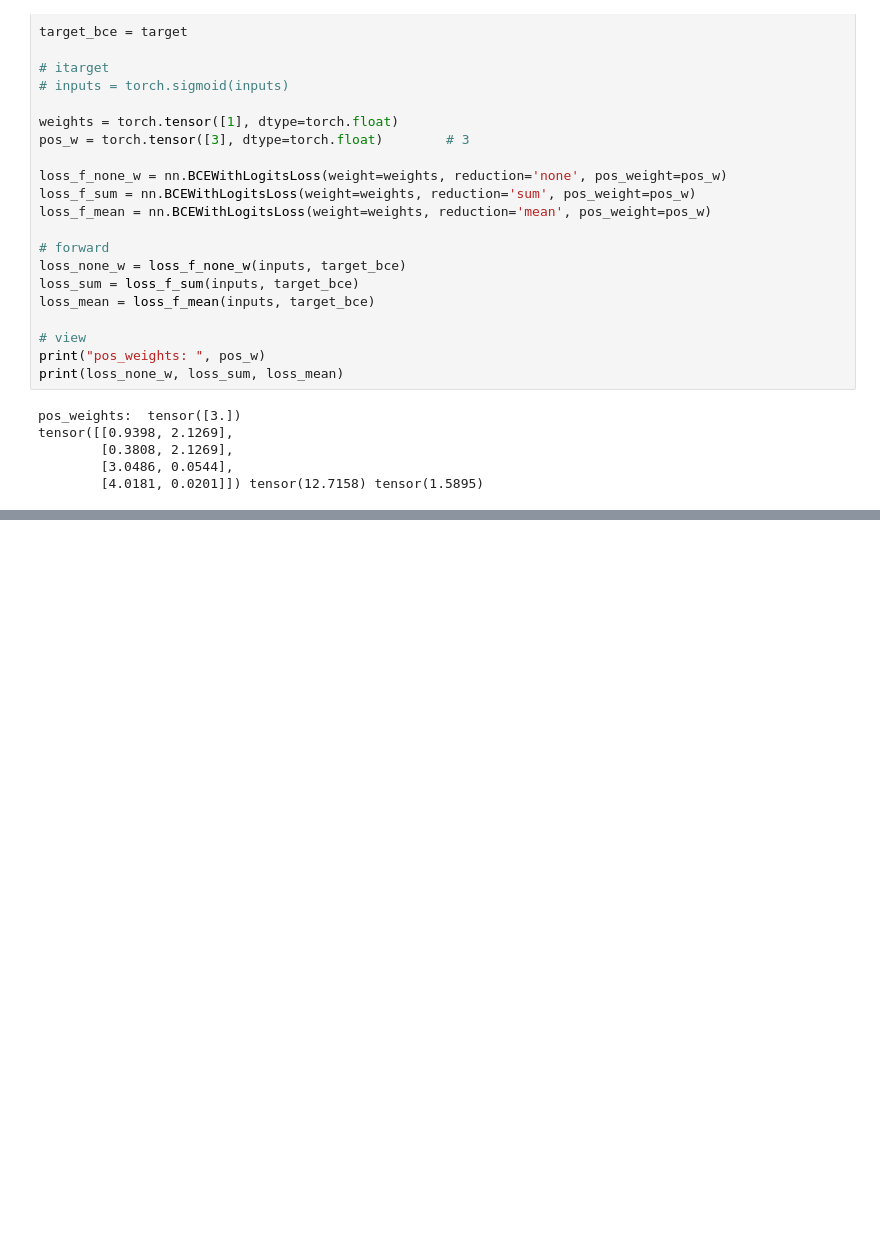
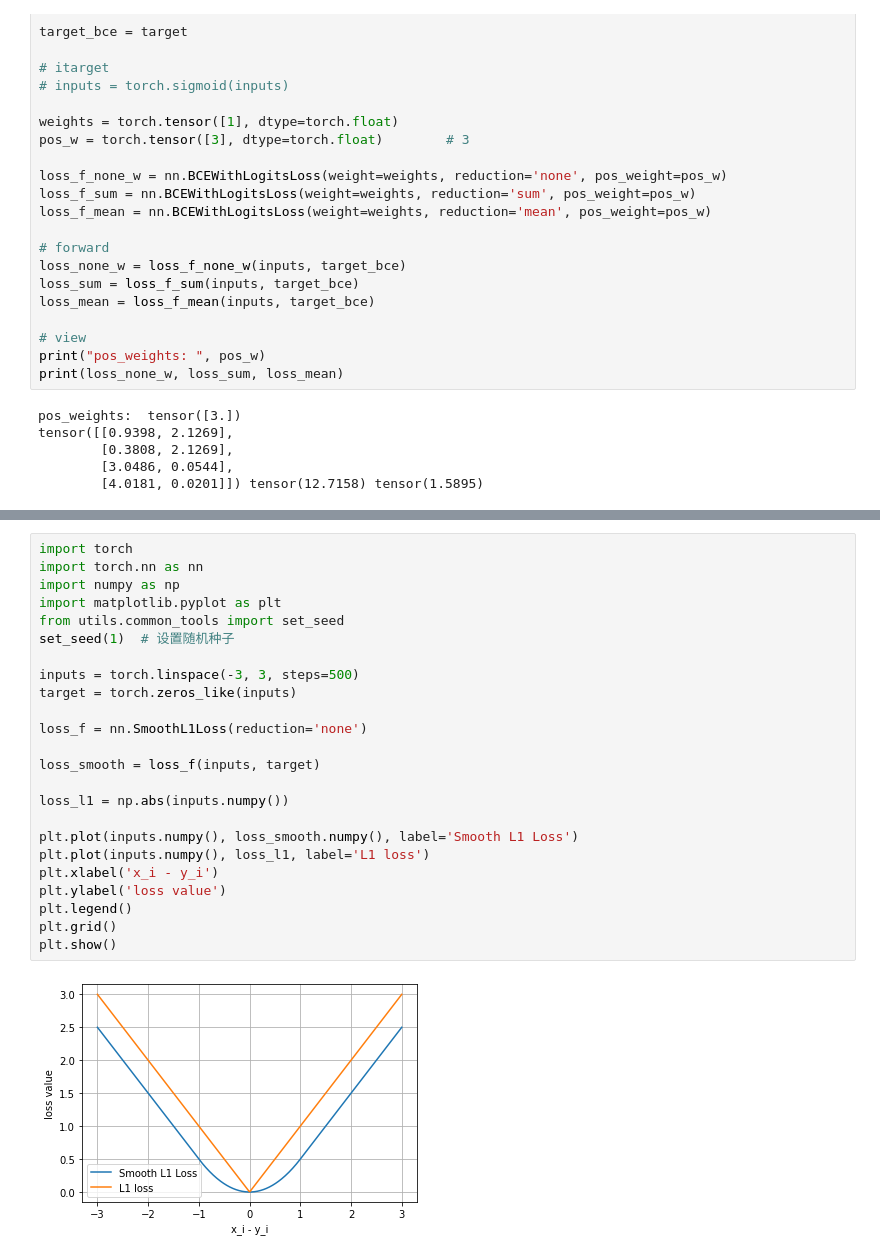
Before and after one commit to shiqi-lu/Learn-AI, a Jupyter notebook: pytorch_deepshare/week4.ipynb, the cells around one changed output, grey strips where cells are left out. Drawn from its saved outputs; the diff is of its cells as text; blank space fills up the shorter version.

```diff
--- a/pytorch_deepshare/week4.ipynb
+++ b/pytorch_deepshare/week4.ipynb
@@ -965,0 +1020,26 @@ tensor([[0.9398, 2.1269],
+# %%
+import torch
+import torch.nn as nn
+import numpy as np
+import matplotlib.pyplot as plt
+from utils.common_tools import set_seed
+set_seed(1)  # 设置随机种子
+
+inputs = torch.linspace(-3, 3, steps=500)
+target = torch.zeros_like(inputs)
+
+loss_f = nn.SmoothL1Loss(reduction='none')
+
+loss_smooth = loss_f(inputs, target)
+
+loss_l1 = np.abs(inputs.numpy())
+
+plt.plot(inputs.numpy(), loss_smooth.numpy(), label='Smooth L1 Loss')
+plt.plot(inputs.numpy(), loss_l1, label='L1 loss')
+plt.xlabel('x_i - y_i')
+plt.ylabel('loss value')
+plt.legend()
+plt.grid()
+plt.show()
+# %% [output]
+[figure, added]
```
Also changed, not shown: parts of 15 cells of this notebook.
